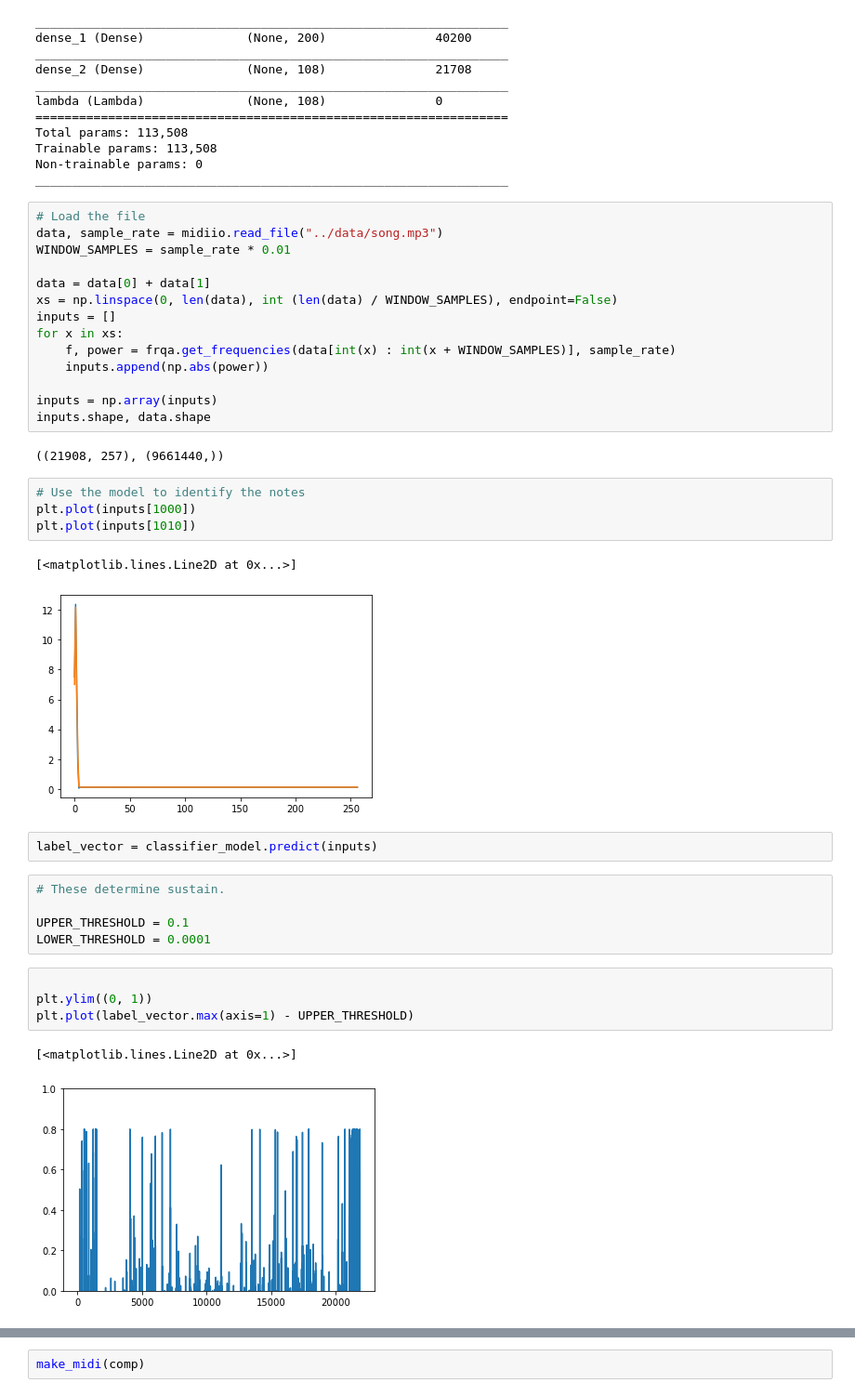
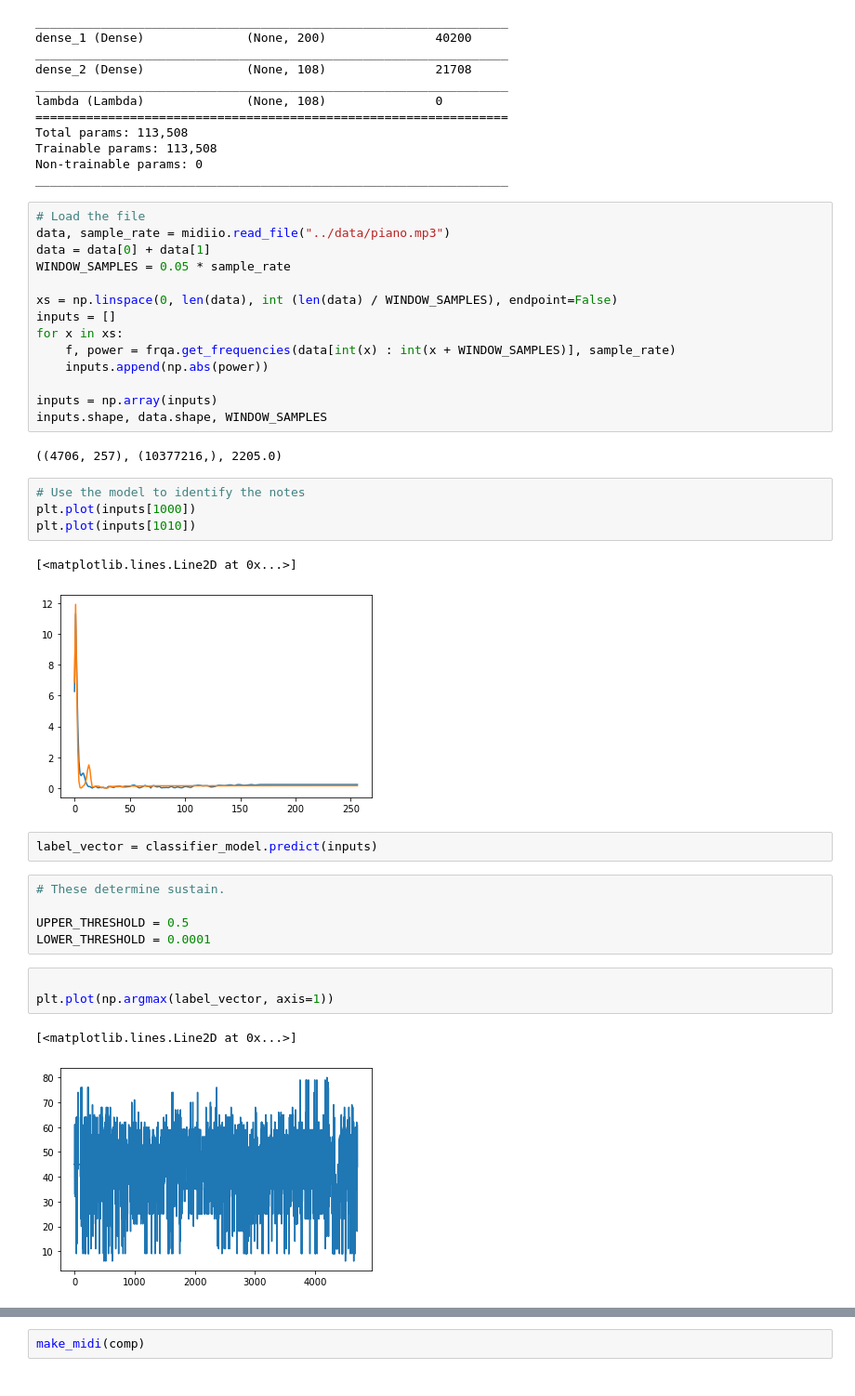
Before and after one commit to TheRealAnonymous008/procedural-music, a Jupyter notebook: notebooks/note_multiclassification.ipynb, the cells around one changed output, grey strips where cells are left out. Shown at 93% size. Cells and saved outputs as stored; diff of their text form.

```diff
--- a/notebooks/note_multiclassification.ipynb
+++ b/notebooks/note_multiclassification.ipynb
@@ -147,10 +146,10 @@ Non-trainable params: 0
 _________________________________________________________________
 # %%
 # Load the file
-data, sample_rate = midiio.read_file("../data/song.mp3")
-WINDOW_SAMPLES = sample_rate * 0.01
+data, sample_rate = midiio.read_file("../data/piano.mp3")
+data = data[0] + data[1]
+WINDOW_SAMPLES = 0.05 * sample_rate
 
-data = data[0] + data[1]
 xs = np.linspace(0, len(data), int (len(data) / WINDOW_SAMPLES), endpoint=False)
 inputs = []
 for x in xs:
@@ -158,30 +157,29 @@ for x in xs:
     inputs.append(np.abs(power))
 
 inputs = np.array(inputs)
-inputs.shape, data.shape
+inputs.shape, data.shape, WINDOW_SAMPLES
 # %% [output]
-((21908, 257), (9661440,))
+((4706, 257), (10377216,), 2205.0)
 # %%
 # Use the model to identify the notes
 plt.plot(inputs[1000])
 plt.plot(inputs[1010])
 # %% [output]
 [<matplotlib.lines.Line2D at 0x...>]
-[figure, old version]
+[figure, new version]
 # %%
 label_vector = classifier_model.predict(inputs)
 # %%
 # These determine sustain.
 
-UPPER_THRESHOLD = 0.1
+UPPER_THRESHOLD = 0.5
 LOWER_THRESHOLD = 0.0001
 # %%
 
-plt.ylim((0, 1))
-plt.plot(label_vector.max(axis=1) - UPPER_THRESHOLD)
+plt.plot(np.argmax(label_vector, axis=1))
 # %% [output]
 [<matplotlib.lines.Line2D at 0x...>]
-[figure, old version]
+[figure, new version]
 # %%
 # Make the midi file :))
 
```
Also changed, not shown: parts of 4 cells of this notebook, 6 other files.
